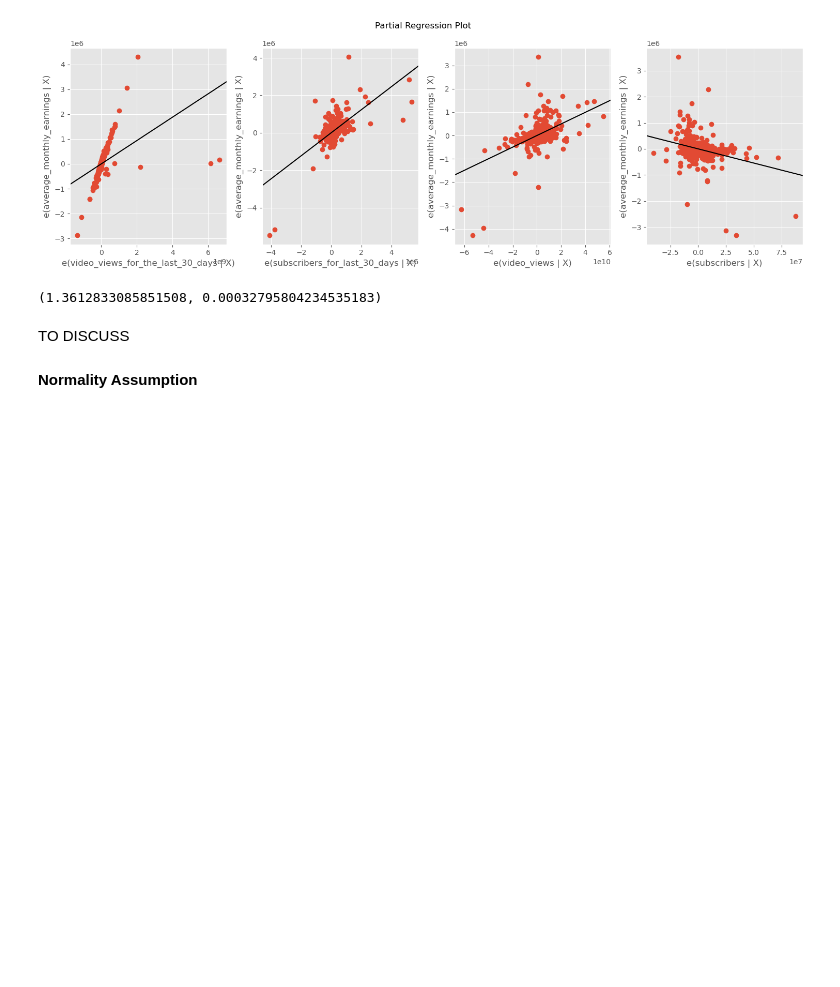
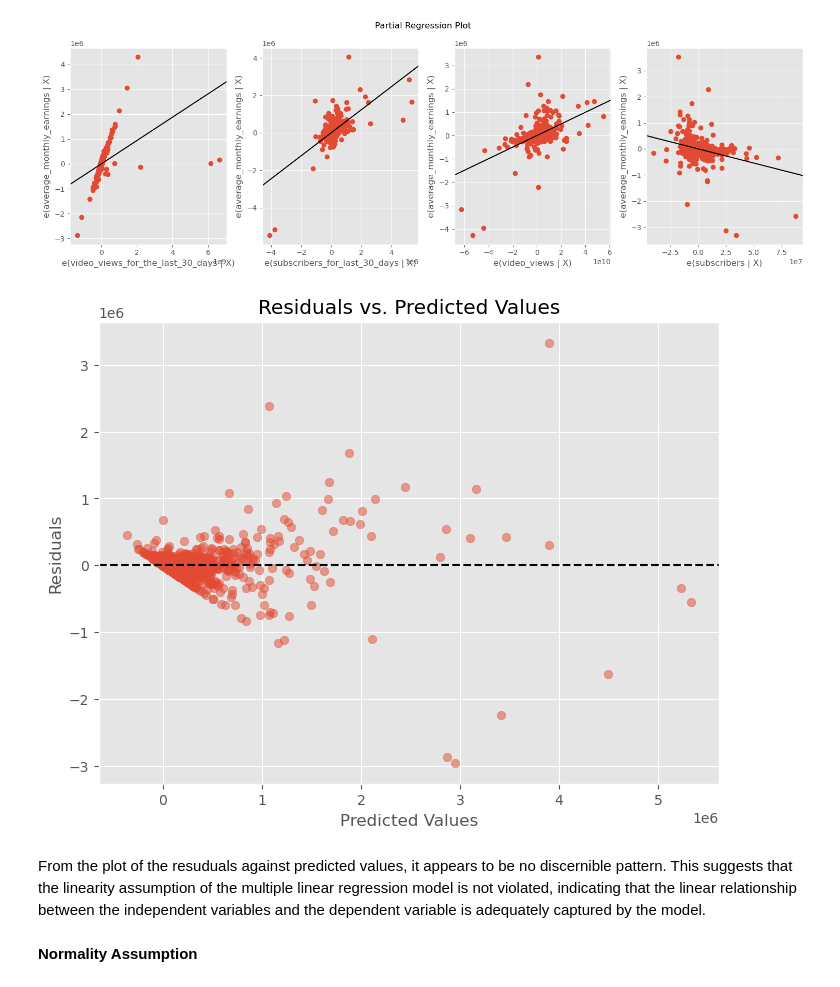
Before and after one commit to King-georges/You-Tube-Stats-Analysis, a Jupyter notebook: Project_notebook.ipynb, the cells around one changed output. Saved outputs shown, nothing was run; the diff lists cells and outputs as text; code cells hidden in the pictures; blank space fills up the shorter version.

```diff
--- a/Project_notebook.ipynb
+++ b/Project_notebook.ipynb
@@ -586,18 +579,24 @@ sm.graphics.plot_partregress_grid(multiple_model, exog_idx= ['video_views_for_th
 plt.tight_layout();
 # %% [output]
 [figure]
-# %%
-#checking the linearity test with the Rainbow test
-
-#H0: There is no significant difference between the subset data and full model; relationship is linear
-
-from statsmodels.stats.diagnostic import linear_rainbow
-
-linear_rainbow(multiple_model)
-# %% [output]
-(1.3612833085851508, 0.00032795804234535183)
-# %% [markdown]
-TO DISCUSS
+# %%
+# Get the predicted values and residuals
+
+predicted_values = multiple_model.predict()
+residuals = multiple_model.resid
+
+# Create a scatterplot of predicted values vs. residuals
+plt.figure(figsize=(8, 6))
+plt.scatter(predicted_values, residuals, alpha=0.5)
+plt.axhline(y=0, color='black', linestyle='--')
+plt.title('Residuals vs. Predicted Values')
+plt.xlabel('Predicted Values')
+plt.ylabel('Residuals')
+plt.show()
+# %% [output]
+[figure, added]
+# %% [markdown]
+From the plot of the resuduals against predicted values, it appears to be no discernible pattern. This suggests that the linearity assumption of the multiple linear regression model is not violated, indicating that the linear relationship between the independent variables and the dependent variable is adequately captured by the model.
 # %% [markdown]
 **Normality Assumption**
 # %%
```
Also changed, not shown: parts of 26 cells of this notebook, 2 other files.
